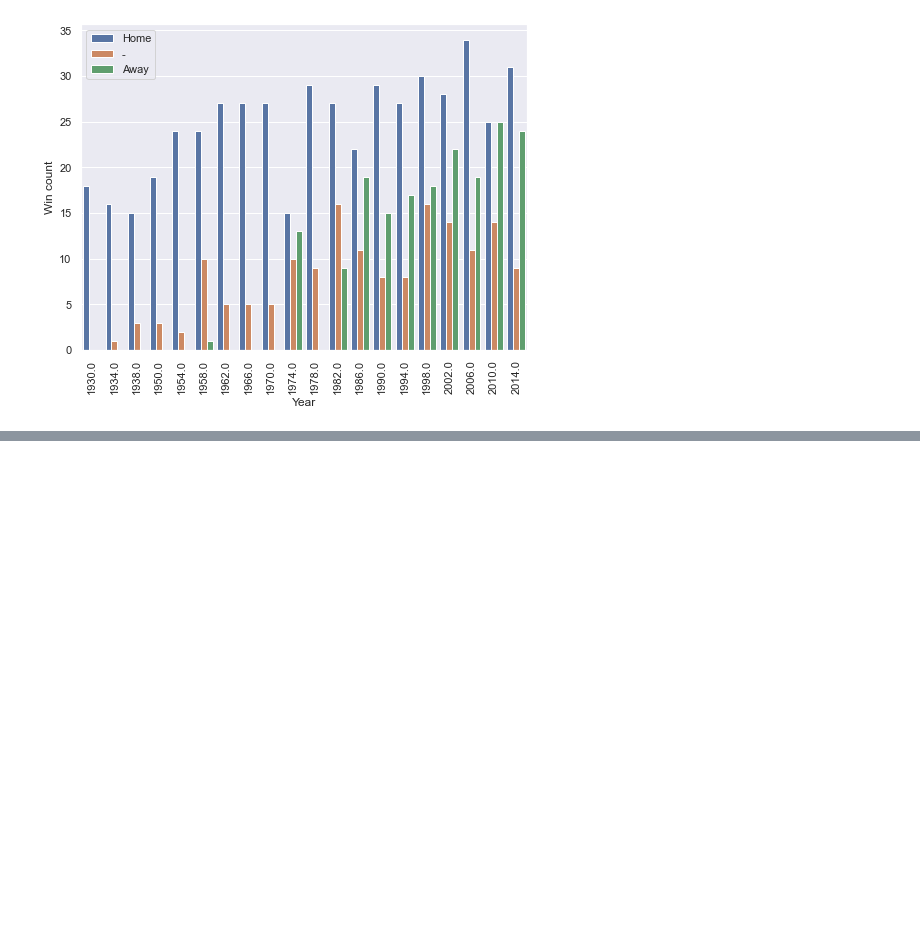
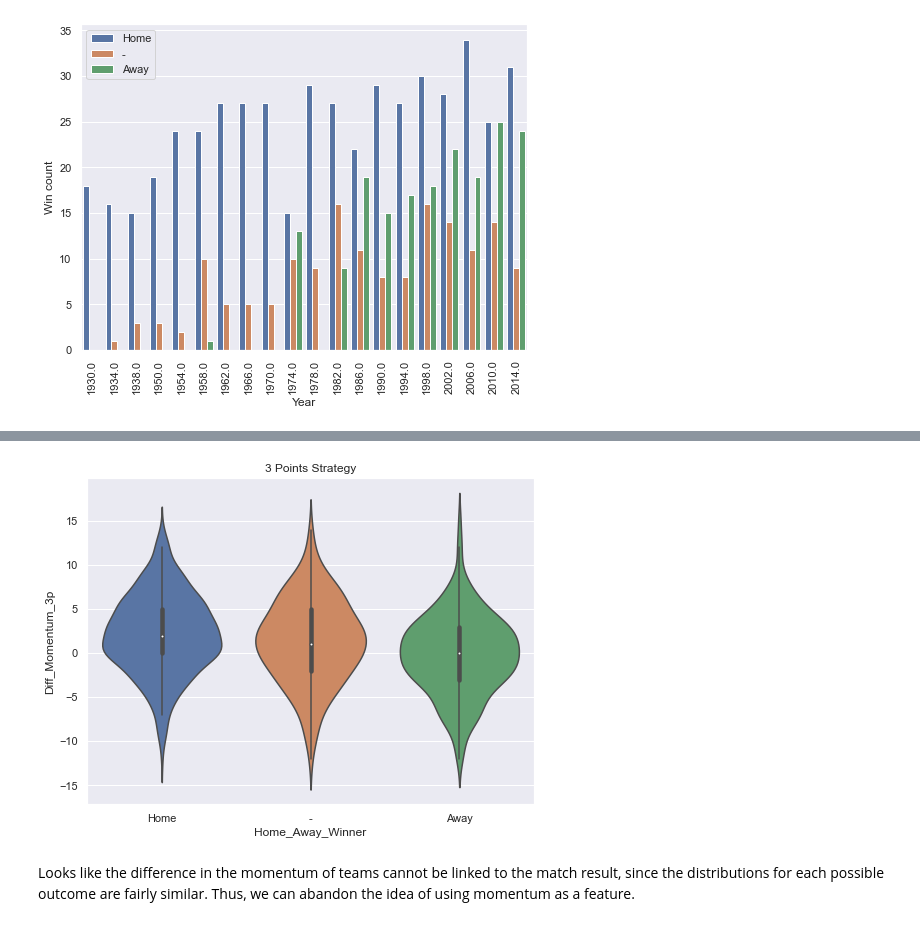
Before and after one commit to gnegrelli/paul_the_octopus, a Jupyter notebook: FIFA_WC_data_exploration.ipynb, the cells around one changed output, grey strips where cells are left out. Cells and saved outputs as stored; diff of their text form; code cells hidden in the pictures; blank space fills up the shorter version.

```diff
--- a/FIFA_WC_data_exploration.ipynb
+++ b/FIFA_WC_data_exploration.ipynb
@@ -93,0 +197,8 @@ plt.show()
+# %%
+sns.violinplot(x='Home_Away_Winner', y='Diff_Momentum_3p', data=matches)
+plt.title('3 Points Strategy')
+plt.show()
+# %% [output]
+[figure, added]
+# %% [markdown]
+Looks like the difference in the momentum of teams cannot be linked to the match result, since the distributions for each possible outcome are fairly similar. Thus, we can abandon the idea of using momentum as a feature.
```
Also changed, not shown: parts of 20 cells of this notebook.
